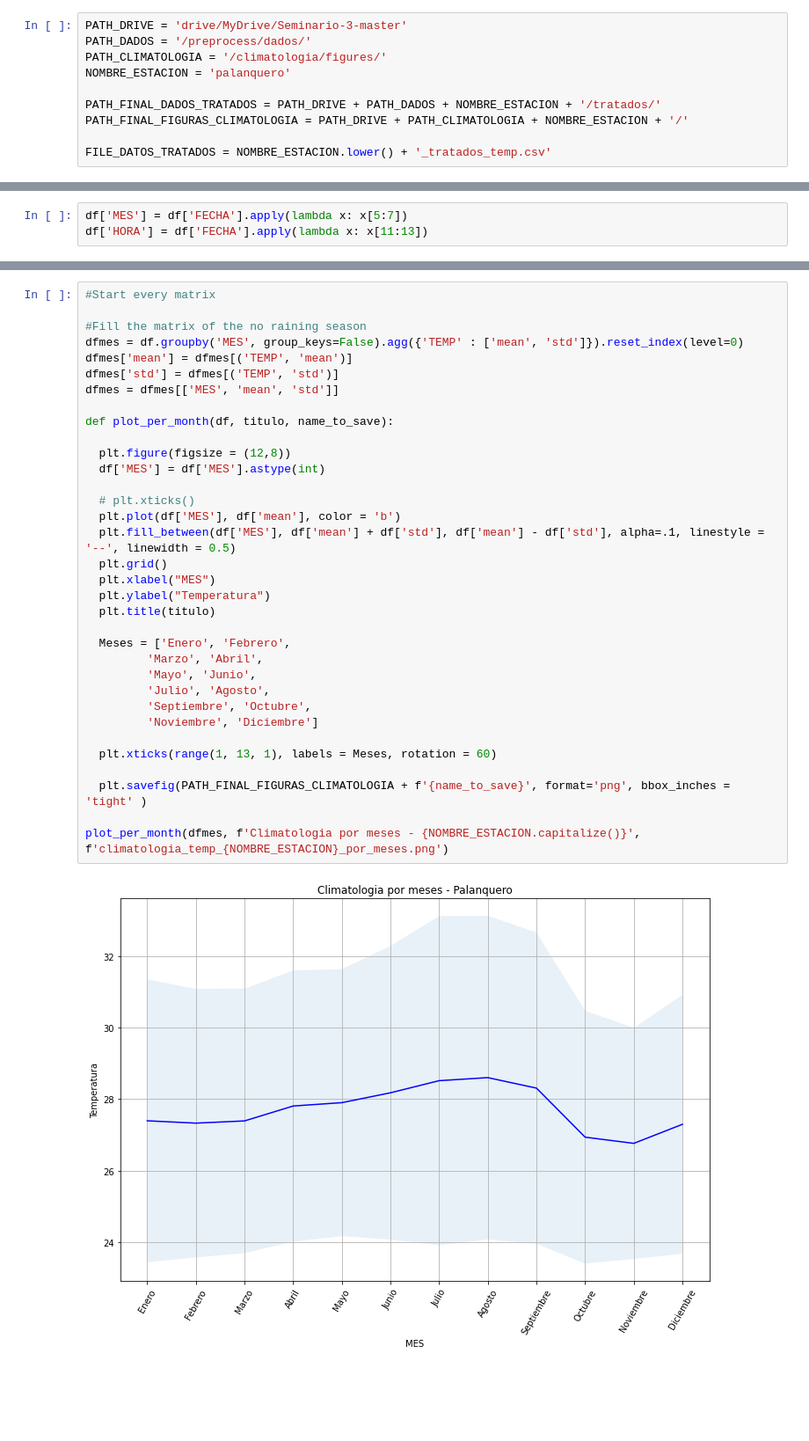
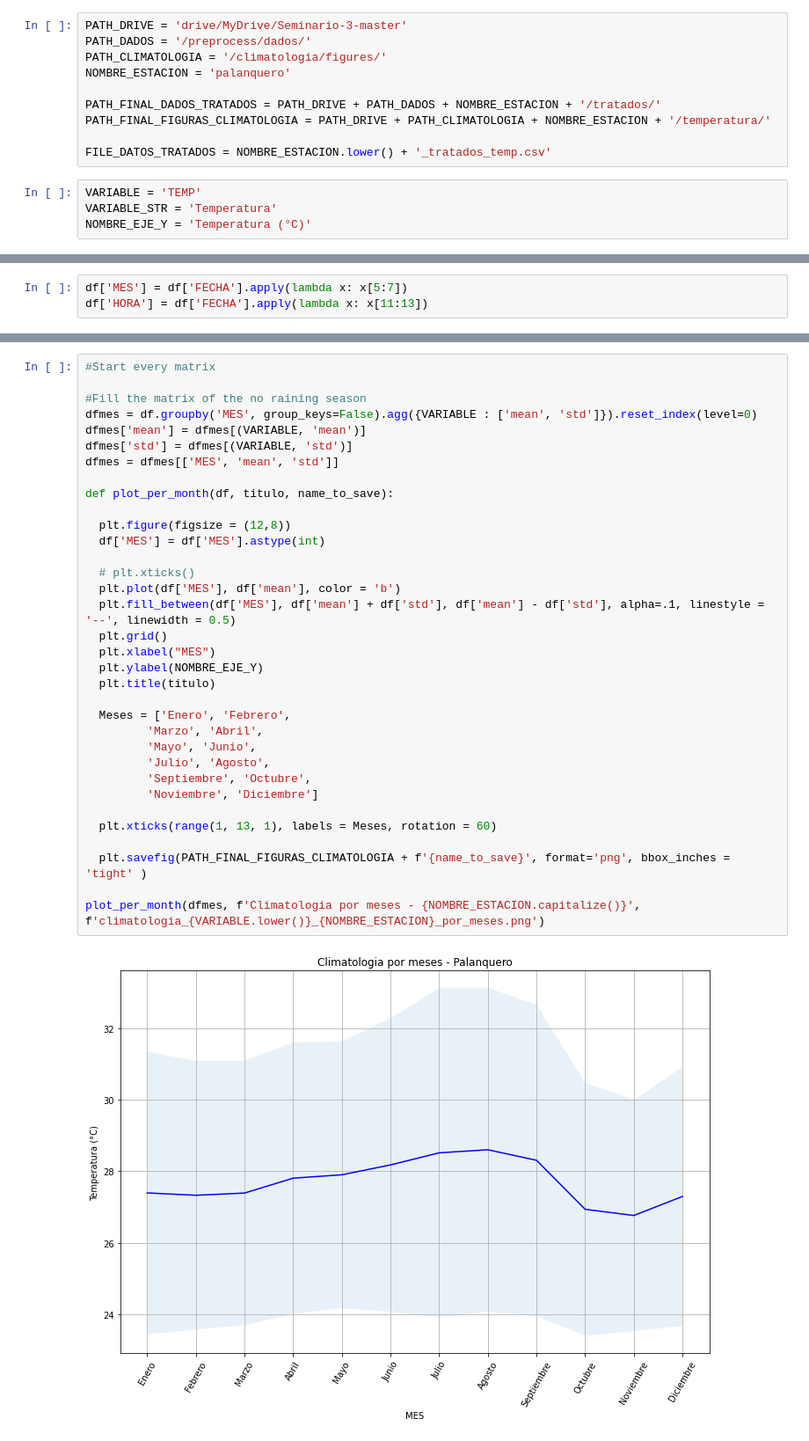
Before and after one commit to chris051091/Seminario-3, a Jupyter notebook: climatologia/src/palanquero/Climatologia_Temperatura_Palanquero.ipynb, the cells around one changed output, grey strips where cells are left out. Shown: that part at 88% size. Drawn from its saved outputs; the diff is of its cells as text; blank space fills up the shorter version.

```diff
--- a/climatologia/src/palanquero/Climatologia_Temperatura_Palanquero.ipynb
+++ b/climatologia/src/palanquero/Climatologia_Temperatura_Palanquero.ipynb
@@ -15,9 +15,13 @@ PATH_CLIMATOLOGIA = '/climatologia/figures/'
 NOMBRE_ESTACION = 'palanquero'
 
 PATH_FINAL_DADOS_TRATADOS = PATH_DRIVE + PATH_DADOS + NOMBRE_ESTACION + '/tratados/'
-PATH_FINAL_FIGURAS_CLIMATOLOGIA = PATH_DRIVE + PATH_CLIMATOLOGIA + NOMBRE_ESTACION + '/'
+PATH_FINAL_FIGURAS_CLIMATOLOGIA = PATH_DRIVE + PATH_CLIMATOLOGIA + NOMBRE_ESTACION + '/temperatura/'
 
 FILE_DATOS_TRATADOS = NOMBRE_ESTACION.lower() + '_tratados_temp.csv'
+# %%
+VARIABLE = 'TEMP'
+VARIABLE_STR = 'Temperatura'
+NOMBRE_EJE_Y = 'Temperatura (°C)'
 # %%
 #Read the data
 
@@ -96,36 +100,36 @@ See the caveats in the documentation: https://pandas.pydata.org/pandas-docs/stab
 # %%
 #Start every matrix
 
 #Fill the matrix of the no raining season
-dfmes = df.groupby('MES', group_keys=False).agg({'TEMP' : ['mean', 'std']}).reset_index(level=0)
-dfmes['mean'] = dfmes[('TEMP', 'mean')]
-dfmes['std'] = dfmes[('TEMP', 'std')]
+dfmes = df.groupby('MES', group_keys=False).agg({VARIABLE : ['mean', 'std']}).reset_index(level=0)
+dfmes['mean'] = dfmes[(VARIABLE, 'mean')]
+dfmes['std'] = dfmes[(VARIABLE, 'std')]
 dfmes = dfmes[['MES', 'mean', 'std']]
 
 def plot_per_month(df, titulo, name_to_save):
 
   plt.figure(figsize = (12,8))
   df['MES'] = df['MES'].astype(int)
 
   # plt.xticks()
   plt.plot(df['MES'], df['mean'], color = 'b')
   plt.fill_between(df['MES'], df['mean'] + df['std'], df['mean'] - df['std'], alpha=.1, linestyle = '--', linewidth = 0.5)
   plt.grid()
   plt.xlabel("MES")
-  plt.ylabel("Temperatura")
+  plt.ylabel(NOMBRE_EJE_Y)
   plt.title(titulo)
 
   Meses = ['Enero', 'Febrero',
          'Marzo', 'Abril',
          'Mayo', 'Junio',
          'Julio', 'Agosto',
          'Septiembre', 'Octubre',
          'Noviembre', 'Diciembre']
 
   plt.xticks(range(1, 13, 1), labels = Meses, rotation = 60)
 
   plt.savefig(PATH_FINAL_FIGURAS_CLIMATOLOGIA + f'{name_to_save}', format='png', bbox_inches = 'tight' )
 
-plot_per_month(dfmes, f'Climatologia por meses - {NOMBRE_ESTACION.capitalize()}', f'climatologia_temp_{NOMBRE_ESTACION}_por_meses.png')
+plot_per_month(dfmes, f'Climatologia por meses - {NOMBRE_ESTACION.capitalize()}', f'climatologia_{VARIABLE.lower()}_{NOMBRE_ESTACION}_por_meses.png')
 # %% [output]
-[figure, old version]
+[figure, new version]
```
Also changed, not shown: parts of 3 cells of this notebook.
